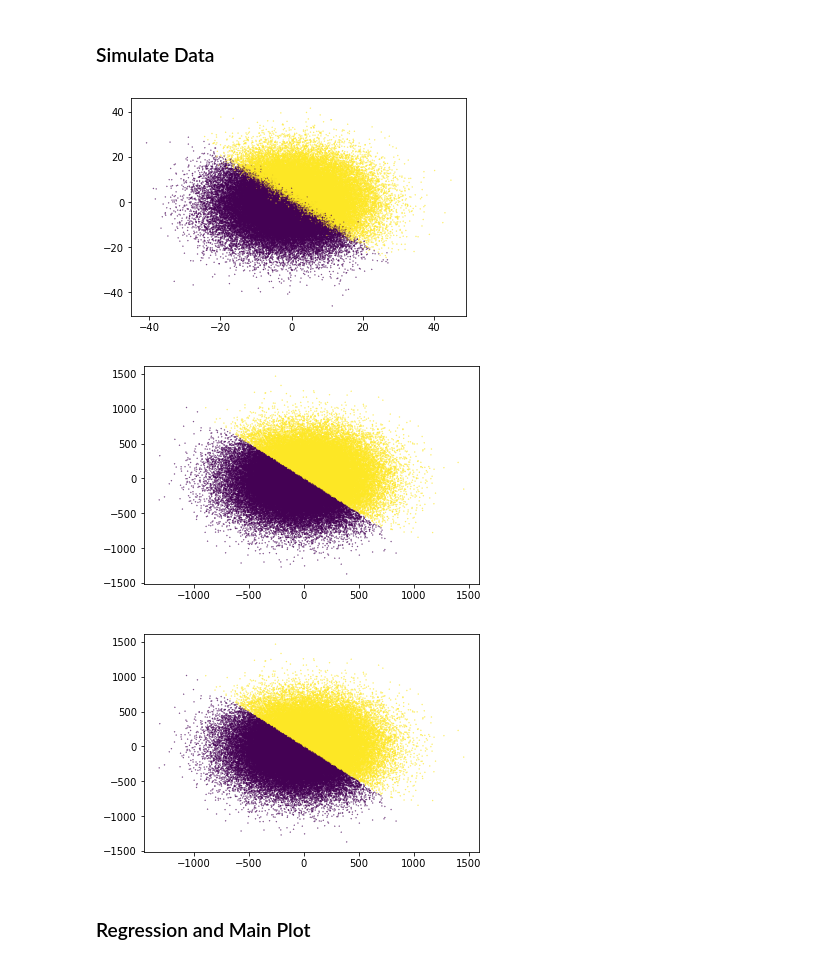
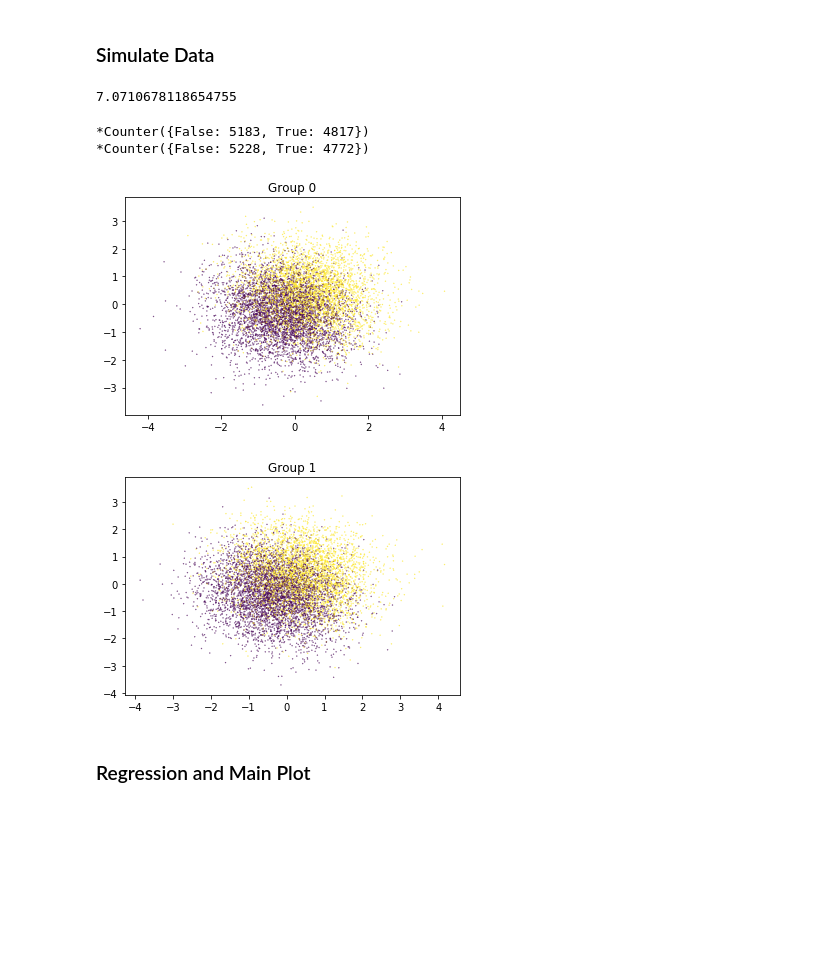
Before and after one commit to 13nat1313/ABROCAproject, a Jupyter notebook: ABROCAprojectDataGeneration.ipynb, the cells around one changed output. Saved outputs shown, nothing was run; the diff lists cells and outputs as text; code cells hidden in the pictures; blank space fills up the shorter version.

```diff
--- a/ABROCAprojectDataGeneration.ipynb
+++ b/ABROCAprojectDataGeneration.ipynb
@@ -37,10 +39,22 @@ def compute_abroca(fpr_0, tpr_0, fpr_1, tpr_1, n_grid=10000, lb=0, ub=1, limit=1
     return slice
 # %% [markdown]
 ### Simulate Data
+# %%
+np.linalg.norm(np.array([5,5])-np.array([10,10]), ord=2)
+# %% [output]
+7.0710678118654755
 # %%
-def simulate(sigma_scale_factor=1, subgroup_n=[10000, 10000], mu_1=[0,0], mu_2=[0,0], sigma_1=[5,5], sigma_2=[5,5], rounding_thresh=[.5,.5], eta_sd=5):
-    mu = [mu_1, mu_2]
-    sigma = [np.diag(sigma_1),np.diag(np.dot(sigma_2, sigma_scale_factor))]
+def simulate(sigma_scale_factor=1, subgroup_n=[10000, 10000], mu_0=[0,0], mu_1=[0,0],
+             sigma_0=[1,1], sigma_1=[1,1], rounding_thresh=[.5,.5], eta_sd=[0.1, 0.1], gwfm_diff=None,
+             eta_mean=[0,0]):
+
+    if gwfm_diff is not None:
+        mu_1[0] = mu_0[0] - np.sqrt(gwfm_diff**2/2)
+        mu_1[1] = mu_0[1] - np.sqrt(gwfm_diff**2/2)
+
+    mu = [mu_0, mu_1]
+
+    sigma = [np.diag(sigma_0),np.diag(np.dot(sigma_1, sigma_scale_factor))]
 
     X = np.array([])
     y = np.array([])
@@ -48,38 +62,36 @@ def simulate(sigma_scale_factor=1, subgroup_n=[10000, 10000], mu_1=[0,0], mu_2=[
     for i in range(len(subgroup_n)):
         ax = np.random.multivariate_normal(mu[i],sigma[i],size=subgroup_n[i])
         X = np.append(X.reshape((-1,2)),ax,axis=0)
-
-        aeta = np.random.normal(0,eta_sd) # change aeta mean to change group imbalance
+        aeta = np.random.normal(eta_mean[i],eta_sd[i])
         theta = np.ones((subgroup_n[i], 2))
         ap = expit(np.sum(theta*ax, axis=1) + aeta)
-#         ay = np.random.binomial(len(ap), ap).reshape((-1))
-#         ay = np.array(ap >= rounding_thresh[i], dtype=int)
         ay = (np.random.uniform(size=len(ap)) <= ap)
+
     #look at ay to see group imbalance
         y = np.append(y, ay, axis=0)
-
-
+        print(f'*{Counter(ay)}')
     return X, y
 # %%
-n = [100000, 100000]
-X, y = simulate(sigma_scale_factor=a_s, subgroup_n=n, sigma_1=[100,100], sigma_2=[100,100], eta_sd=1)
+# np.random.seed(12)
+n= [10000, 10000]
+X, y = simulate(sigma_scale_factor=1, subgroup_n=n, sigma_0=[1,1], sigma_1=[1,1],
+                eta_sd=0.1)
 
 X_train_0, X_test_0, y_train_0, y_test_0 = train_test_split(X[:n[0]], y[:n[0]], test_size=0.2, random_state=0)
 X_train_1, X_test_1, y_train_1, y_test_1 = train_test_split(X[n[0]:], y[n[0]:], test_size=0.2, random_state=0)
 
-X_train = np.append(X_train_0, X_train_1, axis=0)
-y_train = np.append(y_train_0, y_train_1, axis=0)
 
 plt.scatter(X_train_0[:,0], X_train_0[:,1], c=y_train_0, s=0.1)
+plt.title('Group 0')
 plt.show()
 plt.scatter(X_train_1[:,0], X_train_1[:,1], c=y_train_1, s=0.1)
+plt.title('Group 1')
 plt.show()
-plt.scatter(X_train[:,0], X_train[:,1], c=y_train, s=0.1)
-plt.show()
 # %% [output]
+*Counter({False: 5183, True: 4817})
+*Counter({False: 5228, True: 4772})
-[figure, old version]
+[figure, new version]
-[figure, old version]
+[figure, new version]
-[figure, removed]
 # %% [markdown]
 ### Regression and Main Plot
 # %%
```
Also changed, not shown: parts of 5 cells of this notebook.
